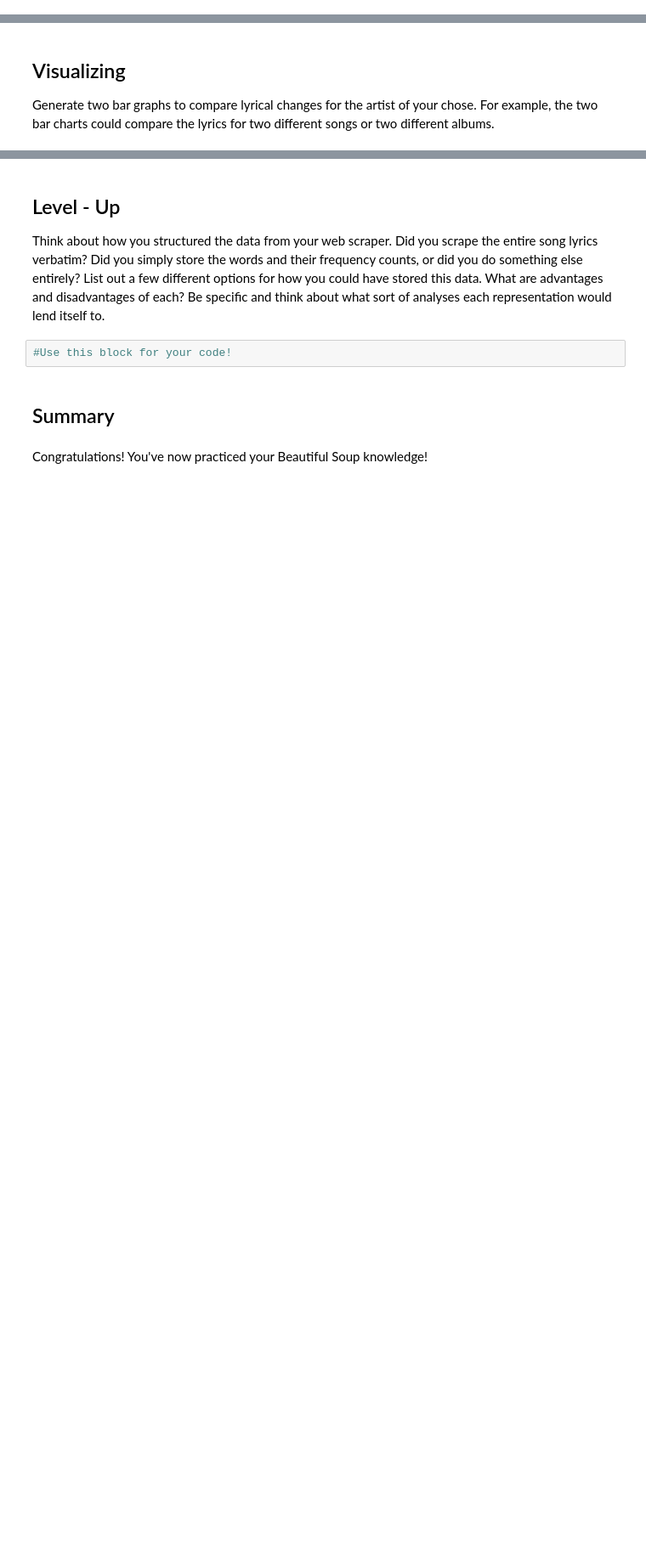
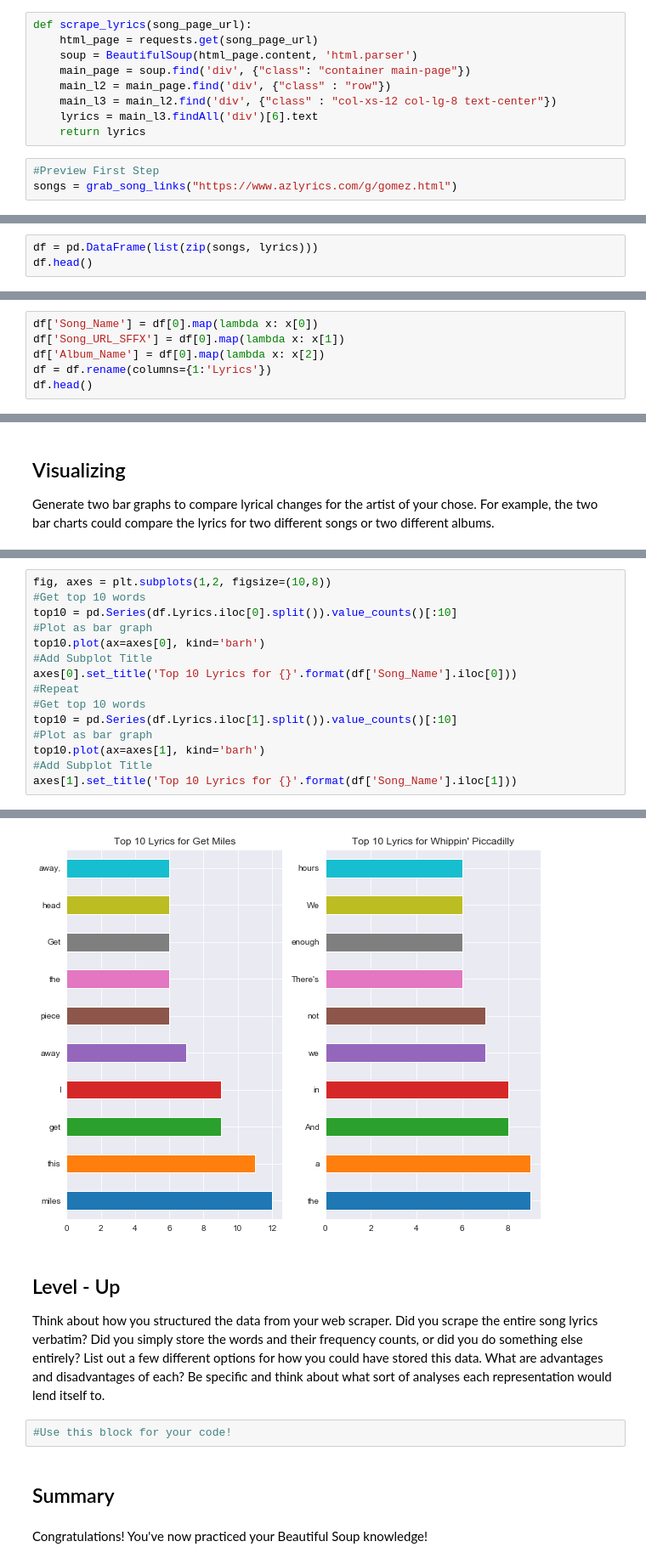
Before and after one commit to giorosati/dsc-2-18-15-web-scraping-with-beautiful-soup-lab-online-ds-pt-100118, a Jupyter notebook: index.ipynb, the cells around one changed output, grey strips where cells are left out. Shown: that part at 85% size. Cells and saved outputs as stored; diff of their text form; blank space fills up the shorter version.

```diff
--- a/index.ipynb
+++ b/index.ipynb
@@ -223,0 +173,12 @@ Create a script using your two functions above to scrape all of the song lyrics
+# %%
+def scrape_lyrics(song_page_url):
+    html_page = requests.get(song_page_url)
+    soup = BeautifulSoup(html_page.content, 'html.parser')
+    main_page = soup.find('div', {"class": "container main-page"})
+    main_l2 = main_page.find('div', {"class" : "row"})
+    main_l3 = main_l2.find('div', {"class" : "col-xs-12 col-lg-8 text-center"})
+    lyrics = main_l3.findAll('div')[6].text
+    return lyrics
+# %%
+#Preview First Step
+songs = grab_song_links("https://www.azlyrics.com/g/gomez.html")
@@ -223,0 +268,3 @@ Create a script using your two functions above to scrape all of the song lyrics
+# %%
+df = pd.DataFrame(list(zip(songs, lyrics)))
+df.head()
@@ -223,0 +278,6 @@ Create a script using your two functions above to scrape all of the song lyrics
+# %%
+df['Song_Name'] = df[0].map(lambda x: x[0])
+df['Song_URL_SFFX'] = df[0].map(lambda x: x[1])
+df['Album_Name'] = df[0].map(lambda x: x[2])
+df = df.rename(columns={1:'Lyrics'})
+df.head()
@@ -228,0 +308,16 @@ Generate two bar graphs to compare lyrical changes for the artist of your chose.
+# %%
+fig, axes = plt.subplots(1,2, figsize=(10,8))
+#Get top 10 words
+top10 = pd.Series(df.Lyrics.iloc[0].split()).value_counts()[:10]
+#Plot as bar graph
+top10.plot(ax=axes[0], kind='barh')
+#Add Subplot Title
+axes[0].set_title('Top 10 Lyrics for {}'.format(df['Song_Name'].iloc[0]))
+#Repeat
+#Get top 10 words
+top10 = pd.Series(df.Lyrics.iloc[1].split()).value_counts()[:10]
+#Plot as bar graph
+top10.plot(ax=axes[1], kind='barh')
+#Add Subplot Title
+axes[1].set_title('Top 10 Lyrics for {}'.format(df['Song_Name'].iloc[1]))
+# %% [output]
@@ -229,3 +325,4 @@ Generate two bar graphs to compare lyrical changes for the artist of your chose.
+[figure, added]
 # %% [markdown]
 ## Level - Up
 
```
Also changed, not shown: parts of 23 cells of this notebook, 1 other file.
